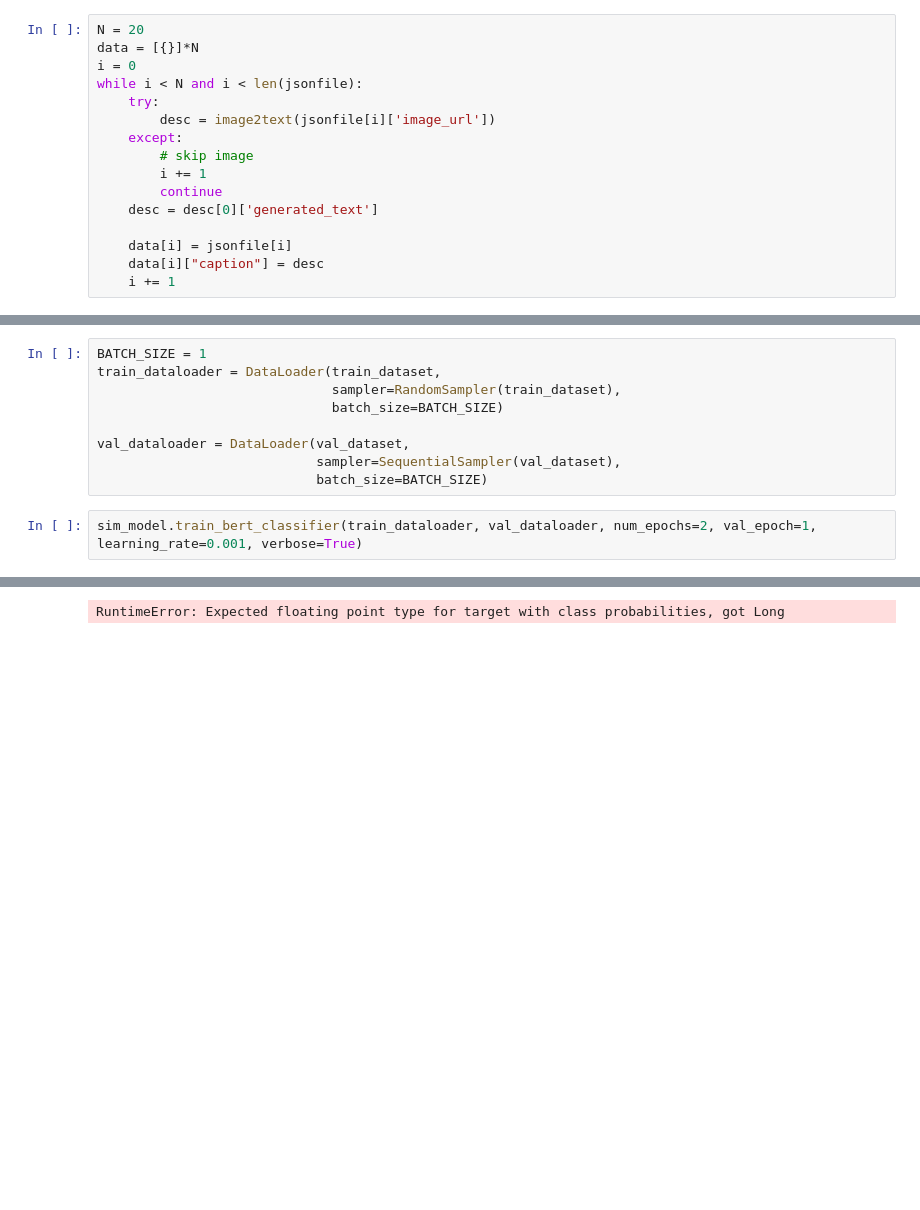
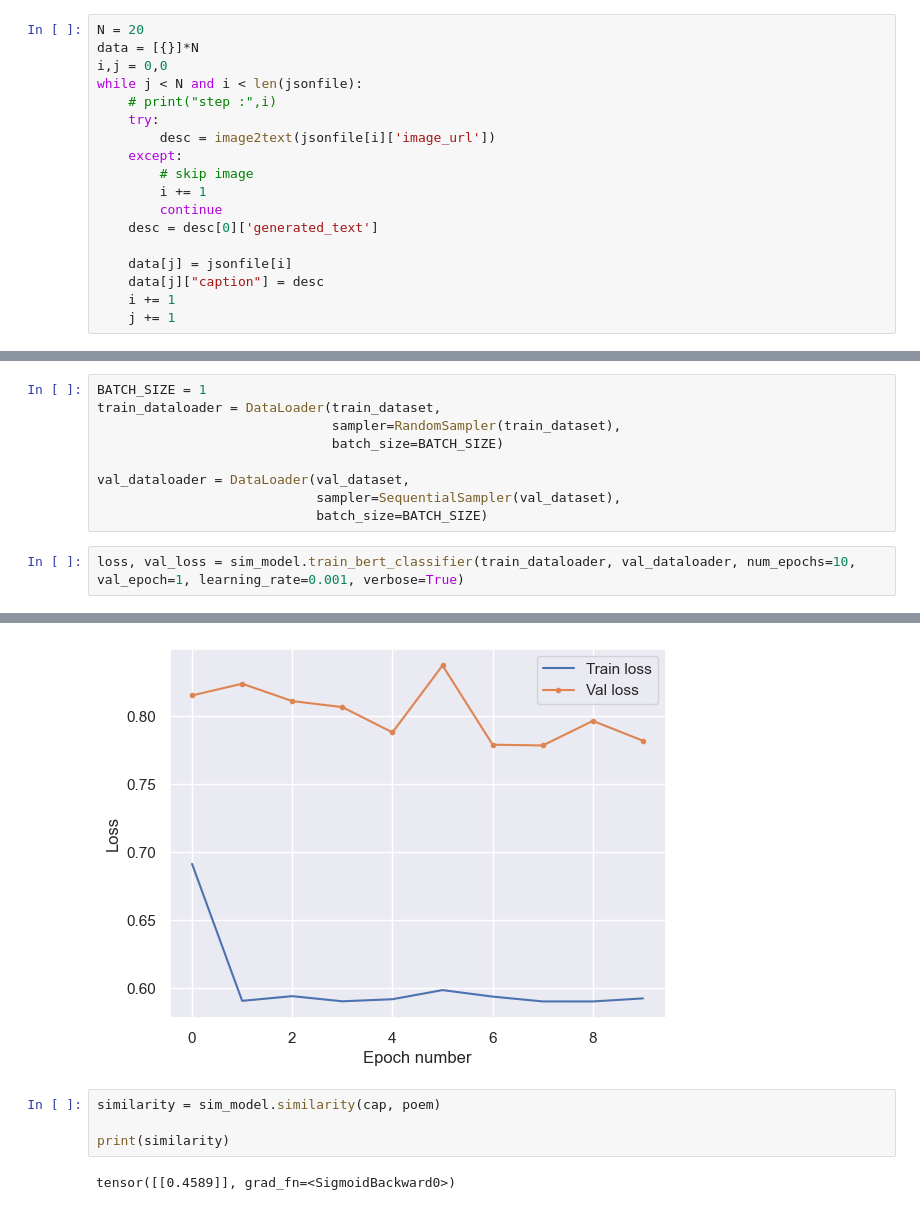
Before and after one commit to LukasLeindals/image-to-poem, a Jupyter notebook: image_to_poem/similarity/tests.ipynb, the cells around one changed output, grey strips where cells are left out. Cells and saved outputs as stored; diff of their text form; blank space fills up the shorter version.

```diff
--- a/image_to_poem/similarity/tests.ipynb
+++ b/image_to_poem/similarity/tests.ipynb
@@ -50,8 +50,9 @@ Data length: 8292
 # %%
 N = 20
 data = [{}]*N
-i = 0
-while i < N and i < len(jsonfile):
+i,j = 0,0
+while j < N and i < len(jsonfile):
+    # print("step :",i)
     try:
         desc = image2text(jsonfile[i]['image_url'])
     except:
@@ -60,9 +61,10 @@ while i < N and i < len(jsonfile):
         continue
     desc = desc[0]['generated_text']
 
-    data[i] = jsonfile[i]
-    data[i]["caption"] = desc
+    data[j] = jsonfile[i]
+    data[j]["caption"] = desc
     i += 1
+    j += 1
 # %% [output]
 We strongly recommend passing in an `attention_mask` since your input_ids may be padded. See https://huggingface.co/docs/transformers/troubleshooting#incorrect-output-when-padding-tokens-arent-masked.
 You may ignore this warning if your `pad_token_id` (50256) is identical to the `bos_token_id` (50256), `eos_token_id` (50256), or the `sep_token_id` (None), and your input is not padded.
@@ -111,5 +112,5 @@ val_dataloader = DataLoader(val_dataset,
                             sampler=SequentialSampler(val_dataset),
                             batch_size=BATCH_SIZE)
 # %%
-sim_model.train_bert_classifier(train_dataloader, val_dataloader, num_epochs=2, val_epoch=1, learning_rate=0.001, verbose=True)
+loss, val_loss = sim_model.train_bert_classifier(train_dataloader, val_dataloader, num_epochs=10, val_epoch=1, learning_rate=0.001, verbose=True)
 # %% [output]
@@ -118 +127,7 @@ label: tensor([[1]])
-RuntimeError: Expected floating point type for target with class probabilities, got Long
+[figure, added]
+# %%
+similarity = sim_model.similarity(cap, poem)
+
+print(similarity)
+# %% [output]
+tensor([[0.4589]], grad_fn=<SigmoidBackward0>)
```
Also changed, not shown: parts of 3 cells of this notebook.
